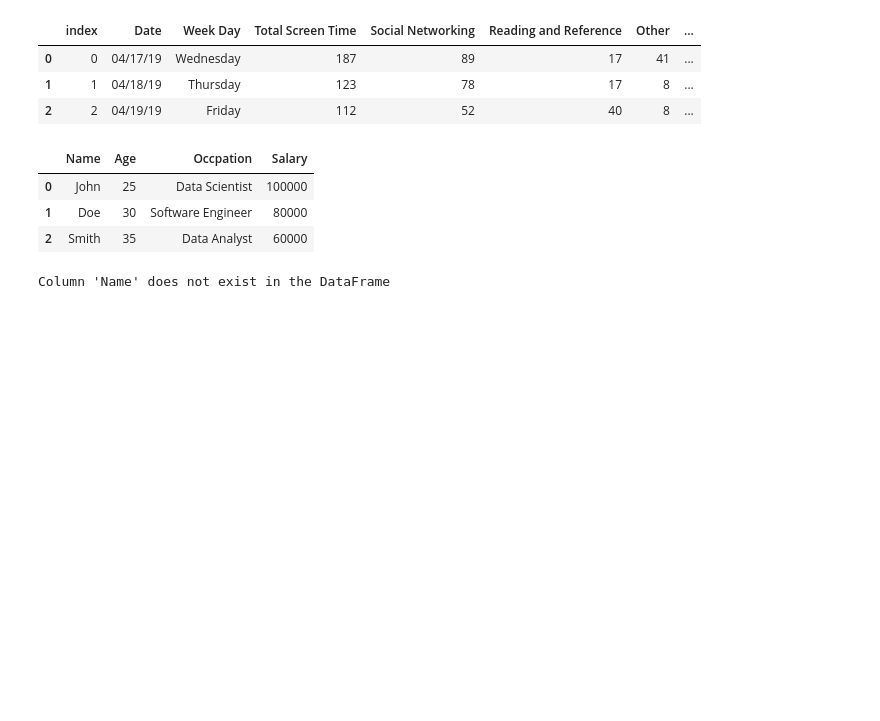
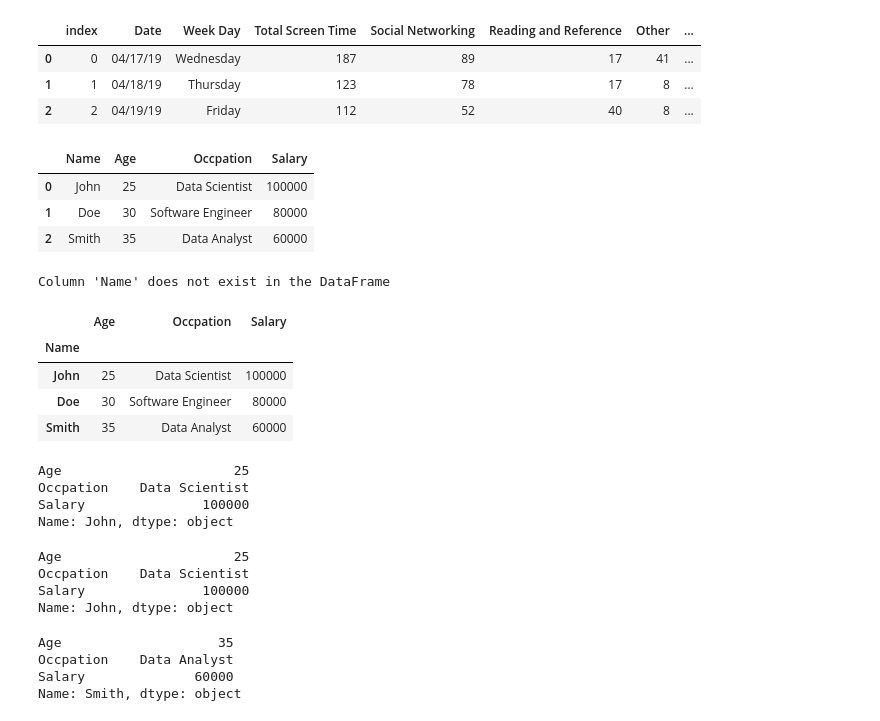
Before and after one commit to raaakibul/ML-course, a Jupyter notebook: Pandas/conditions.ipynb, the cells around one changed output. Drawn from its saved outputs; the diff is of its cells as text; code cells hidden in the pictures; blank space fills up the shorter version.

```diff
--- a/Pandas/conditions.ipynb
+++ b/Pandas/conditions.ipynb
@@ -159,3 +159,32 @@ else:
     print("Column 'Name' does not exist in the DataFrame")
 # %% [output]
 Column 'Name' does not exist in the DataFrame
+# %%
+df2
+# %% [output]
+|  | Age | Occpation | Salary |
+| Name |  |  |  |
+| John | 25 | Data Scientist | 100000 |
+| Doe | 30 | Software Engineer | 80000 |
+| Smith | 35 | Data Analyst | 60000 |
+# %%
+df2.loc['John']
+# %% [output]
+Age                      25
+Occpation    Data Scientist
+Salary               100000
+Name: John, dtype: object
+# %%
+df2.iloc[0]
+# %% [output]
+Age                      25
+Occpation    Data Scientist
+Salary               100000
+Name: John, dtype: object
+# %%
+df2.loc['Smith']
+# %% [output]
+Age                    35
+Occpation    Data Analyst
+Salary              60000
+Name: Smith, dtype: object
```
Also changed, not shown: parts of 7 cells of this notebook.
